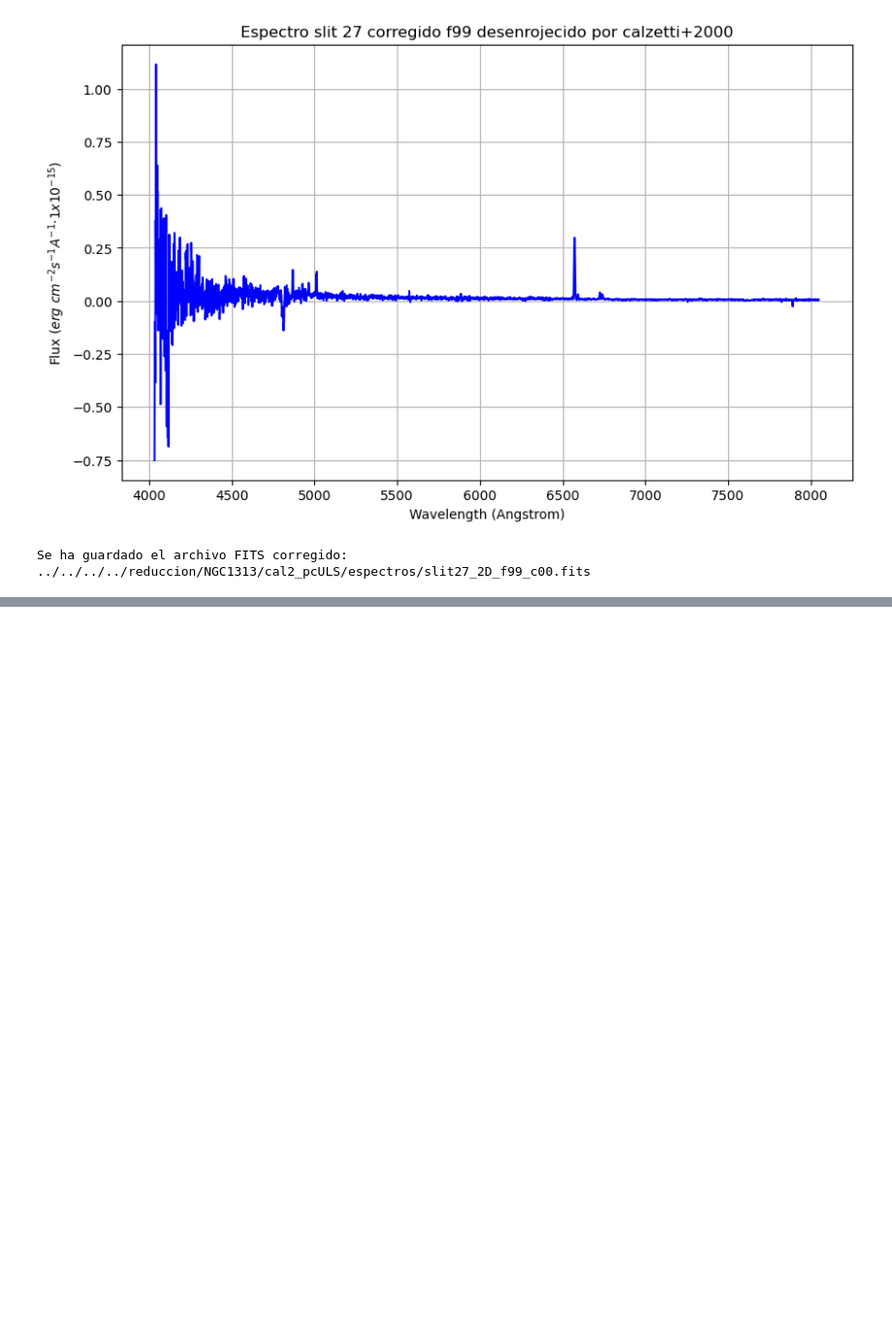
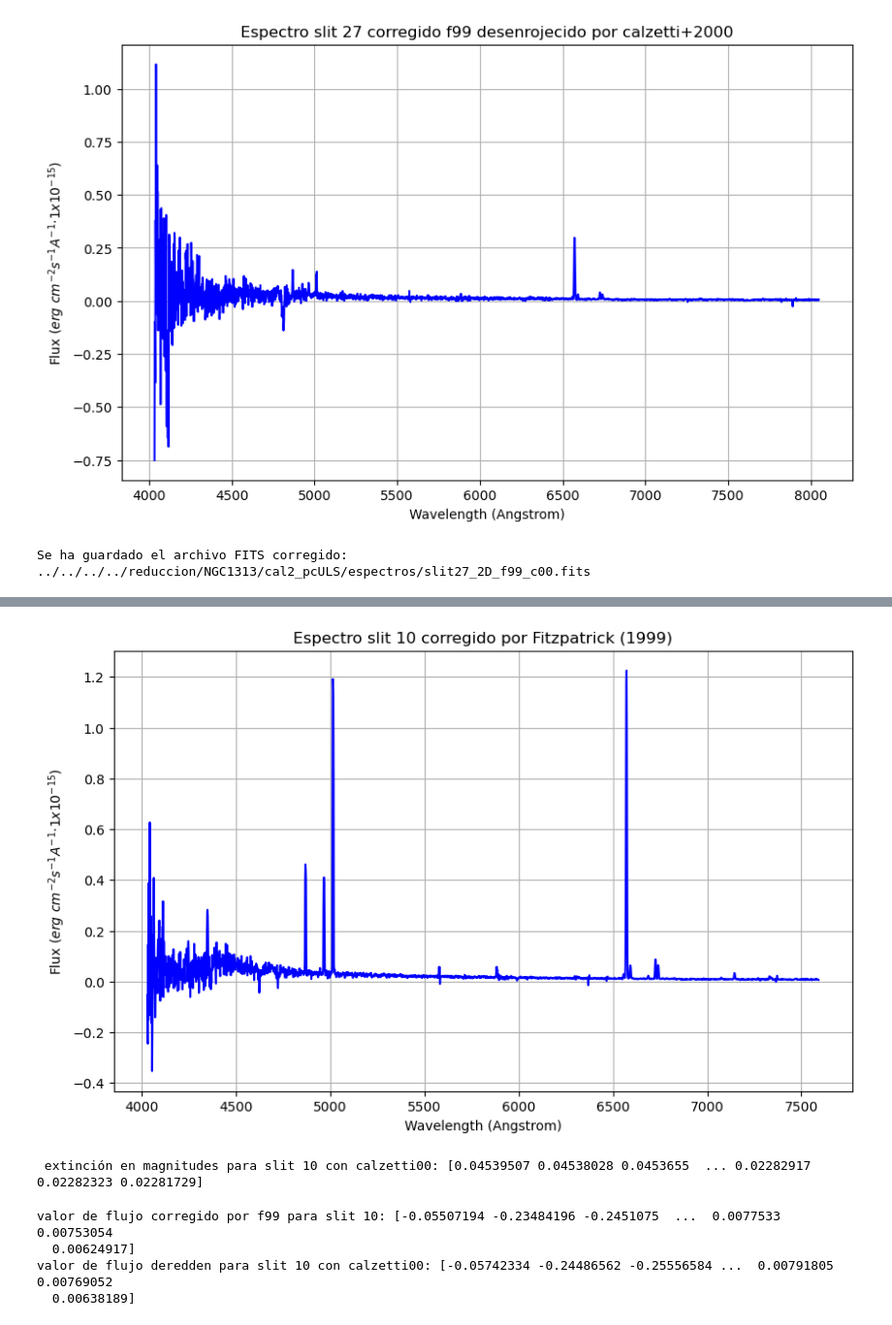
Before and after one commit to blnblnbln/TESIS, a Jupyter notebook: mask2/codes_mask2/calzetti_mask2.ipynb, the cells around one changed output, grey strips where cells are left out. Shown at 97% size. Cells and saved outputs as stored; diff of their text form; code cells hidden in the pictures; blank space fills up the shorter version.

```diff
--- a/mask2/codes_mask2/calzetti_mask2.ipynb
+++ b/mask2/codes_mask2/calzetti_mask2.ipynb
@@ -459,0 +499,11 @@ Se ha guardado el archivo FITS corregido: ../../../../reduccion/NGC1313/cal2_pcU
+# %%
+%matplotlib inline
+plt.figure(figsize=(10, 6))
+plt.plot(wave10_f99, flux10_f99, linestyle='-', color='b')
+plt.xlabel('Wavelength (Angstrom)')
+plt.ylabel('Flux $(erg\ cm^{-2} s^{-1} A^{-1} · 1x 10^{-15})$')
+plt.title('Espectro slit 10 corregido por Fitzpatrick (1999)')
+plt.grid(True)
+plt.show()
+# %% [output]
+[figure, added]
@@ -459,0 +512,24 @@ Se ha guardado el archivo FITS corregido: ../../../../reduccion/NGC1313/cal2_pcU
+# %%
+import extinction
+from extinction import calzetti00
+
+#tengo mi array de longitudes de onda de todo el espectro: wave8_f99
+# Calzetti+2000 with A_V = según el slit and R_V = 4.05
+# mi A_v es A_v1
+wave10_f99_c00 = extinction.calzetti00(wave10_f99, A_v10, 4.05)
+print(f' extinción en magnitudes para slit 10 con calzetti00: {wave10_f99_c00}') #array of extinction in magnitudes at each input wavelength
+# %% [output]
+ extinción en magnitudes para slit 10 con calzetti00: [0.04539507 0.04538028 0.0453655  ... 0.02282917 0.02282323 0.02281729]
+# %%
+from extinction import calzetti00, remove
+
+print(f'valor de flujo corregido por f99 para slit 10: {flux10_f99}')
+
+# "deredden" flux by A_v1 with calzetti+2000
+flux10_f99_c00 = remove(calzetti00(wave10_f99, A_v10, 4.05), flux10_f99)
+print(f'valor de flujo deredden para slit 10 con calzetti00: {flux10_f99_c00}')
+# %% [output]
+valor de flujo corregido por f99 para slit 10: [-0.05507194 -0.23484196 -0.2451075  ...  0.0077533   0.00753054
+  0.00624917]
+valor de flujo deredden para slit 10 con calzetti00: [-0.05742334 -0.24486562 -0.25556584 ...  0.00791805  0.00769052
+  0.00638189]
```
Also changed, not shown: parts of 6 cells of this notebook, 3 other files.
